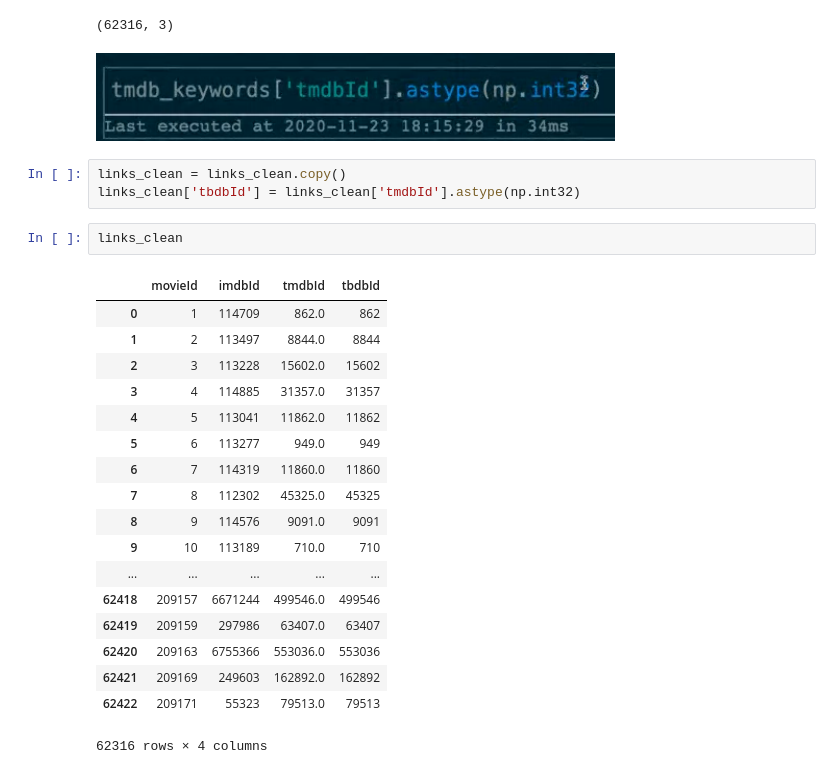
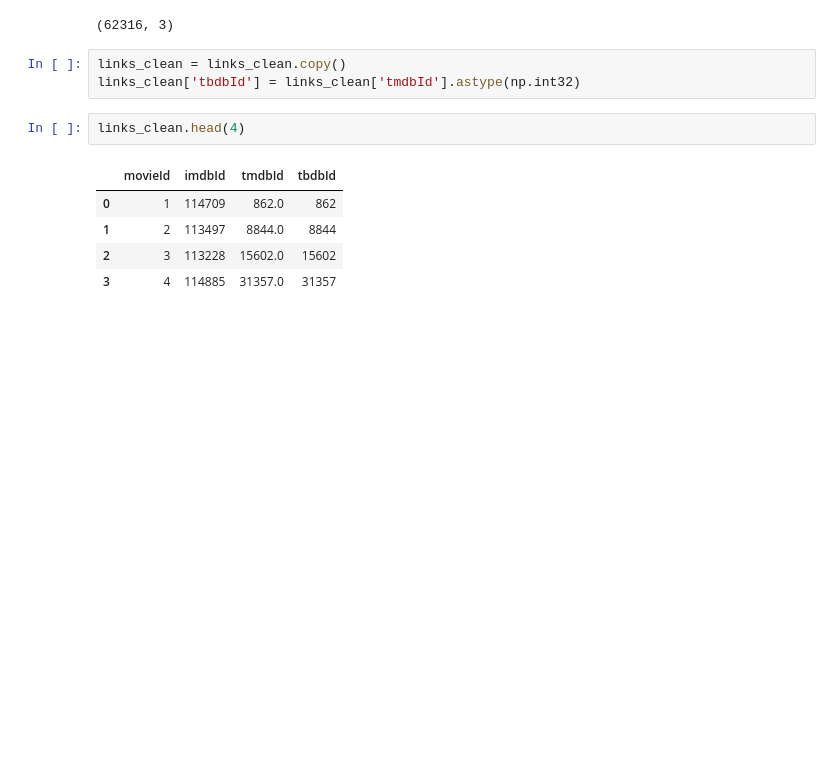
Before and after one commit to joaquim-oliveira-neto/rogue, a Jupyter notebook: notebooks/bmadureira-exploration.ipynb, the cells around one changed output. Drawn from its saved outputs; the diff is of its cells as text; blank space fills up the shorter version.

```diff
--- a/notebooks/bmadureira-exploration.ipynb
+++ b/notebooks/bmadureira-exploration.ipynb
@@ -356,30 +370,15 @@ links_clean = links.dropna()
 links_clean.shape
 # %% [output]
 (62316, 3)
-# %% [markdown]
-![image.png](attachment:image.png)
 # %%
 links_clean = links_clean.copy()
 links_clean['tbdbId'] = links_clean['tmdbId'].astype(np.int32)
 # %%
-links_clean
+links_clean.head(4)
 # %% [output]
 |  | movieId | imdbId | tmdbId | tbdbId |
 | 0 | 1 | 114709 | 862.0 | 862 |
 | 1 | 2 | 113497 | 8844.0 | 8844 |
 | 2 | 3 | 113228 | 15602.0 | 15602 |
 | 3 | 4 | 114885 | 31357.0 | 31357 |
-| 4 | 5 | 113041 | 11862.0 | 11862 |
-| 5 | 6 | 113277 | 949.0 | 949 |
-| 6 | 7 | 114319 | 11860.0 | 11860 |
-| 7 | 8 | 112302 | 45325.0 | 45325 |
-| 8 | 9 | 114576 | 9091.0 | 9091 |
-| 9 | 10 | 113189 | 710.0 | 710 |
-| ... | ... | ... | ... | ... |
-| 62418 | 209157 | 6671244 | 499546.0 | 499546 |
-| 62419 | 209159 | 297986 | 63407.0 | 63407 |
-| 62420 | 209163 | 6755366 | 553036.0 | 553036 |
-| 62421 | 209169 | 249603 | 162892.0 | 162892 |
-| 62422 | 209171 | 55323 | 79513.0 | 79513 |
-62316 rows × 4 columns
 # %%
```
Also changed, not shown: parts of 27 cells of this notebook.
